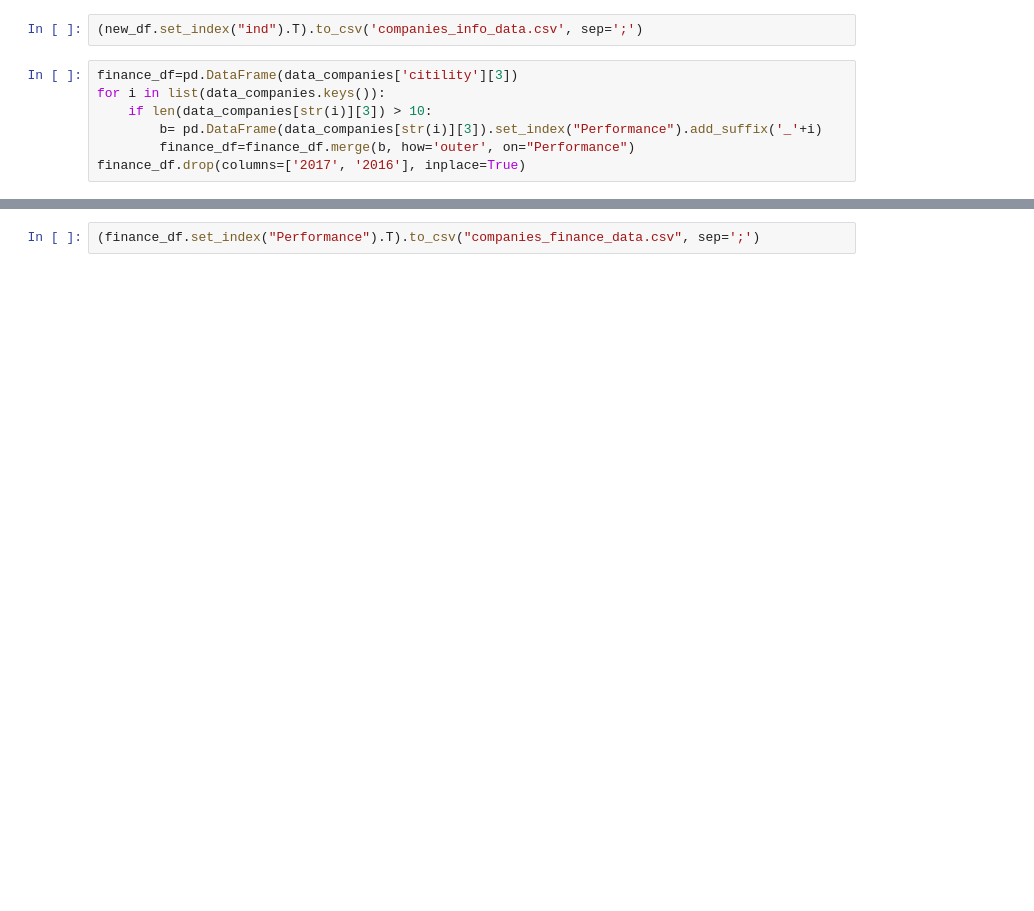
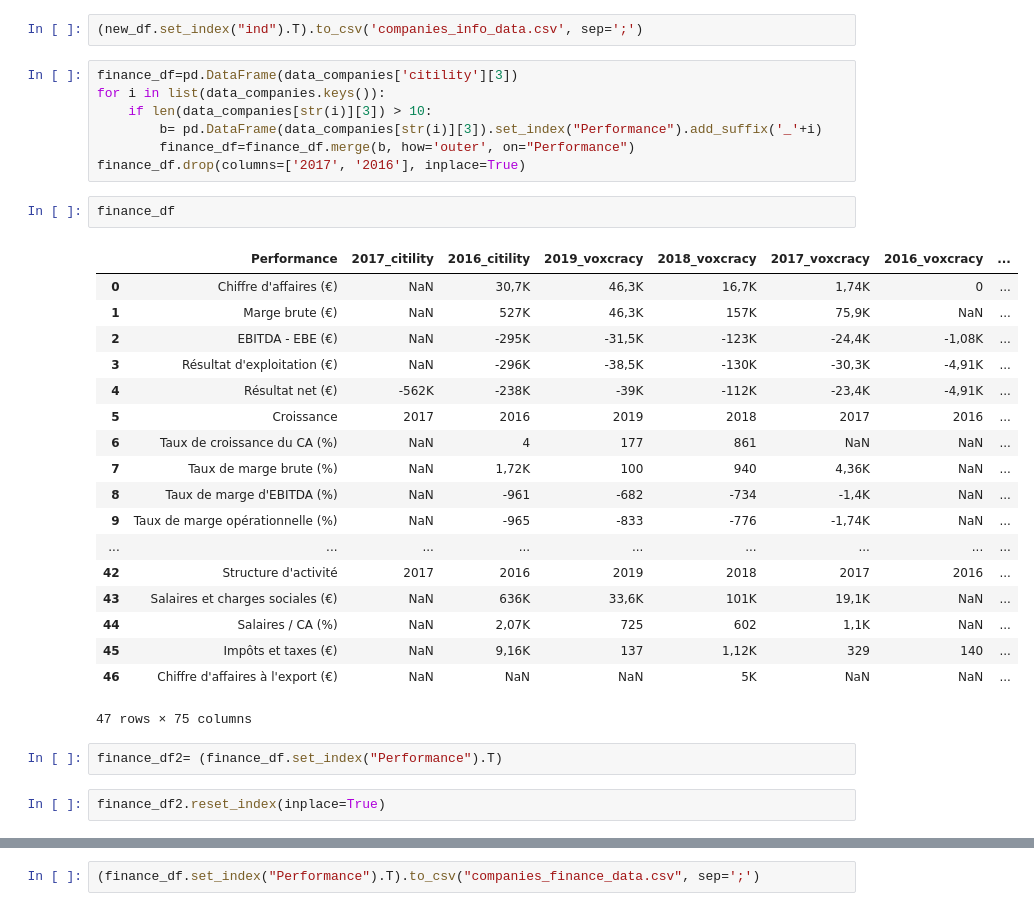
Before and after one commit to tatdef/IH_final_project, a Jupyter notebook: scraping_organizations/companies_data_scraping_1.ipynb, the cells around one changed output, grey strips where cells are left out. Saved outputs shown, nothing was run; the diff lists cells and outputs as text; blank space fills up the shorter version.

```diff
--- a/scraping_organizations/companies_data_scraping_1.ipynb
+++ b/scraping_organizations/companies_data_scraping_1.ipynb
@@ -208,3 +234,28 @@ for i in list(data_companies.keys()):
         b= pd.DataFrame(data_companies[str(i)][3]).set_index("Performance").add_suffix('_'+i)
         finance_df=finance_df.merge(b, how='outer', on="Performance")
 finance_df.drop(columns=['2017', '2016'], inplace=True)
+# %%
+finance_df
+# %% [output]
+|  | Performance | 2017_citility | 2016_citility | 2019_voxcracy | 2018_voxcracy | 2017_voxcracy | 2016_voxcracy | ... |
+| 0 | Chiffre d'affaires (€) | NaN | 30,7K | 46,3K | 16,7K | 1,74K | 0 | ... |
+| 1 | Marge brute (€) | NaN | 527K | 46,3K | 157K | 75,9K | NaN | ... |
+| 2 | EBITDA - EBE (€) | NaN | -295K | -31,5K | -123K | -24,4K | -1,08K | ... |
+| 3 | Résultat d'exploitation (€) | NaN | -296K | -38,5K | -130K | -30,3K | -4,91K | ... |
+| 4 | Résultat net (€) | -562K | -238K | -39K | -112K | -23,4K | -4,91K | ... |
+| 5 | Croissance | 2017 | 2016 | 2019 | 2018 | 2017 | 2016 | ... |
+| 6 | Taux de croissance du CA (%) | NaN | 4 | 177 | 861 | NaN | NaN | ... |
+| 7 | Taux de marge brute (%) | NaN | 1,72K | 100 | 940 | 4,36K | NaN | ... |
+| 8 | Taux de marge d'EBITDA (%) | NaN | -961 | -682 | -734 | -1,4K | NaN | ... |
+| 9 | Taux de marge opérationnelle (%) | NaN | -965 | -833 | -776 | -1,74K | NaN | ... |
+| ... | ... | ... | ... | ... | ... | ... | ... | ... |
+| 42 | Structure d'activité | 2017 | 2016 | 2019 | 2018 | 2017 | 2016 | ... |
+| 43 | Salaires et charges sociales (€) | NaN | 636K | 33,6K | 101K | 19,1K | NaN | ... |
+| 44 | Salaires / CA (%) | NaN | 2,07K | 725 | 602 | 1,1K | NaN | ... |
+| 45 | Impôts et taxes (€) | NaN | 9,16K | 137 | 1,12K | 329 | 140 | ... |
+| 46 | Chiffre d'affaires à l'export (€) | NaN | NaN | NaN | 5K | NaN | NaN | ... |
+47 rows × 75 columns
+# %%
+finance_df2= (finance_df.set_index("Performance").T)
+# %%
+finance_df2.reset_index(inplace=True)
```
Also changed, not shown: parts of 19 cells of this notebook, 7 other files.
